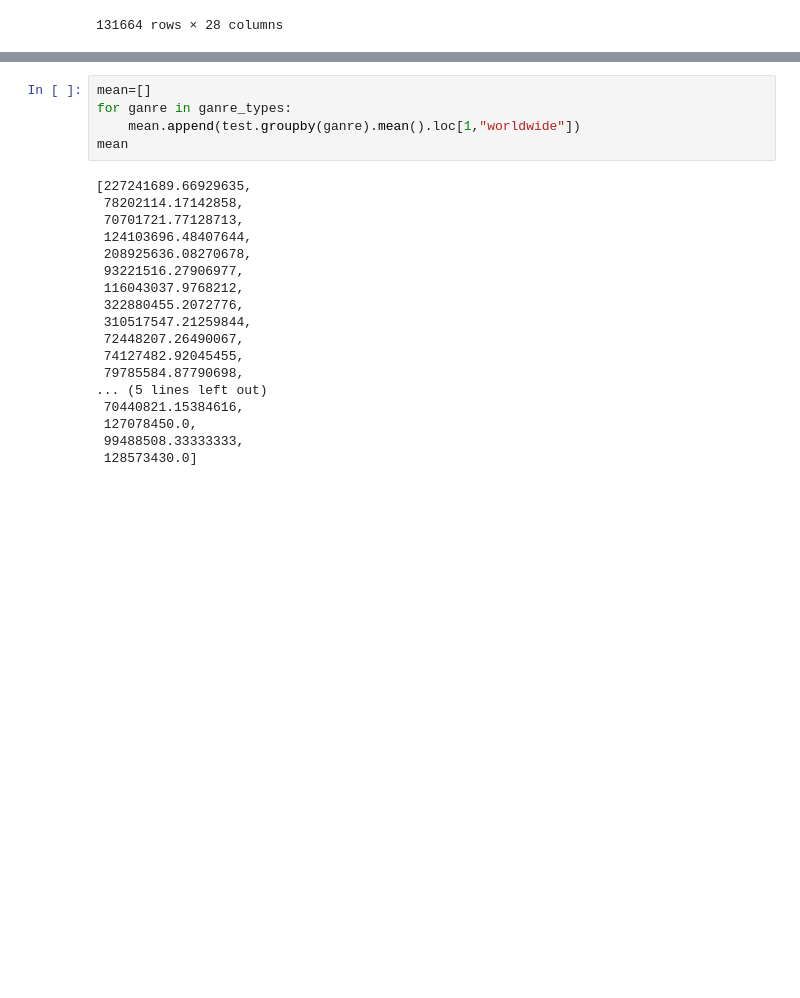
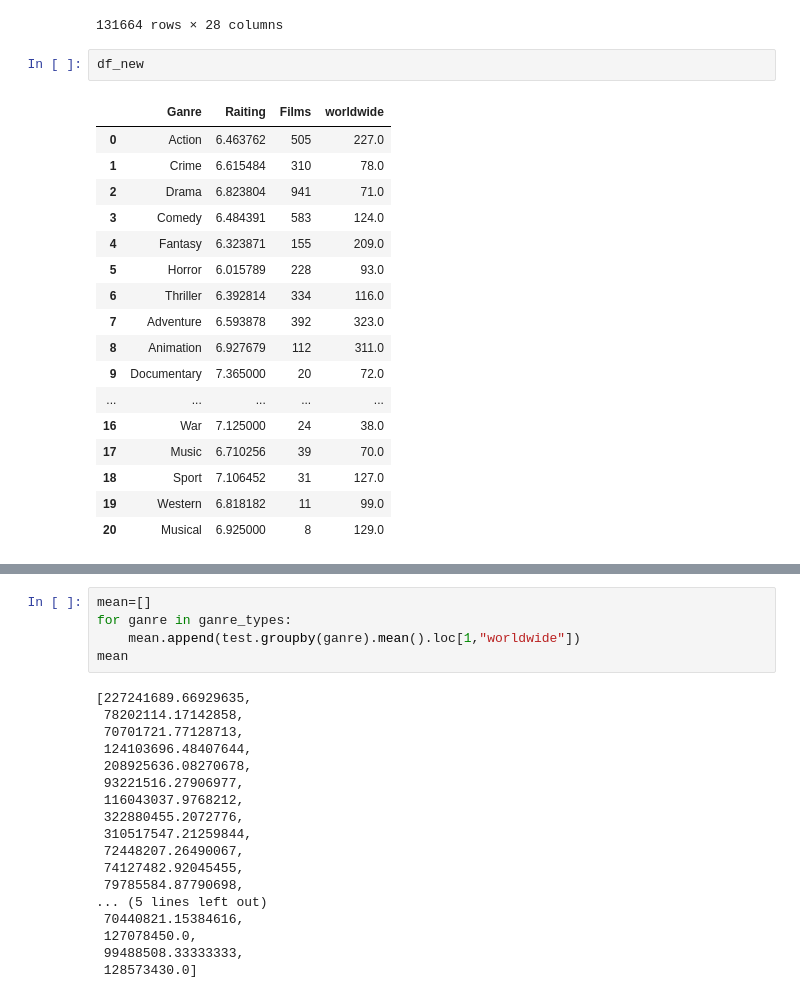
Before and after one commit to 314ka4y/Exploratory_Data_Analysis_project-Movies., a Jupyter notebook: student.ipynb, the cells around one changed output, grey strips where cells are left out. Cells and saved outputs as stored; diff of their text form; blank space fills up the shorter version.

```diff
--- a/student.ipynb
+++ b/student.ipynb
@@ -1124,6 +1125,26 @@ ganres_df
 | 146141 | tt9916706 | Dankyavar Danka | Dankyavar Danka | 2013 | NaN | Comedy | [Comedy] | 0 | ... |
 | 146143 | tt9916754 | Chico Albuquerque - Revelações | Chico Albuquerque - Revelações | 2013 | NaN | Documentary | [Documentary] | 0 | ... |
 131664 rows × 28 columns
+# %%
+df_new
+# %% [output]
+|  | Ganre | Raiting | Films | worldwide |
+| 0 | Action | 6.463762 | 505 | 227.0 |
+| 1 | Crime | 6.615484 | 310 | 78.0 |
+| 2 | Drama | 6.823804 | 941 | 71.0 |
+| 3 | Comedy | 6.484391 | 583 | 124.0 |
+| 4 | Fantasy | 6.323871 | 155 | 209.0 |
+| 5 | Horror | 6.015789 | 228 | 93.0 |
+| 6 | Thriller | 6.392814 | 334 | 116.0 |
+| 7 | Adventure | 6.593878 | 392 | 323.0 |
+| 8 | Animation | 6.927679 | 112 | 311.0 |
+| 9 | Documentary | 7.365000 | 20 | 72.0 |
+| ... | ... | ... | ... | ... |
+| 16 | War | 7.125000 | 24 | 38.0 |
+| 17 | Music | 6.710256 | 39 | 70.0 |
+| 18 | Sport | 7.106452 | 31 | 127.0 |
+| 19 | Western | 6.818182 | 11 | 99.0 |
+| 20 | Musical | 6.925000 | 8 | 129.0 |
 # %%
 test = studios.merge(ganres_df, left_on = "title", right_on = "primary_title")
 
```
Also changed, not shown: parts of 6 cells of this notebook, 2 other files.
